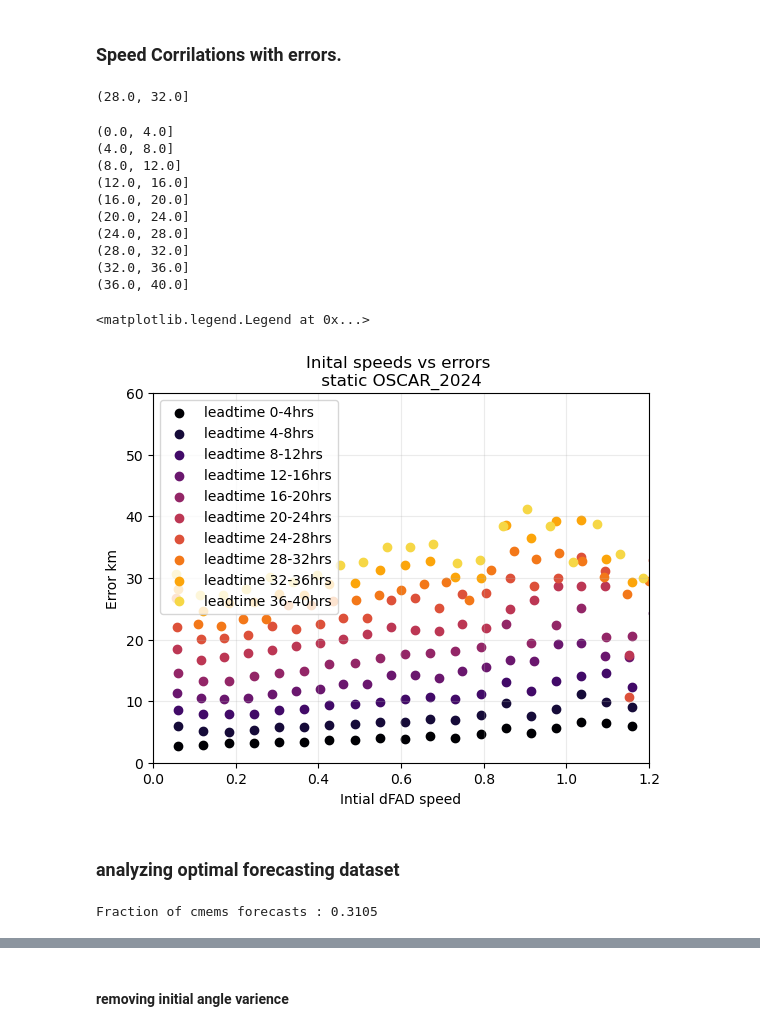
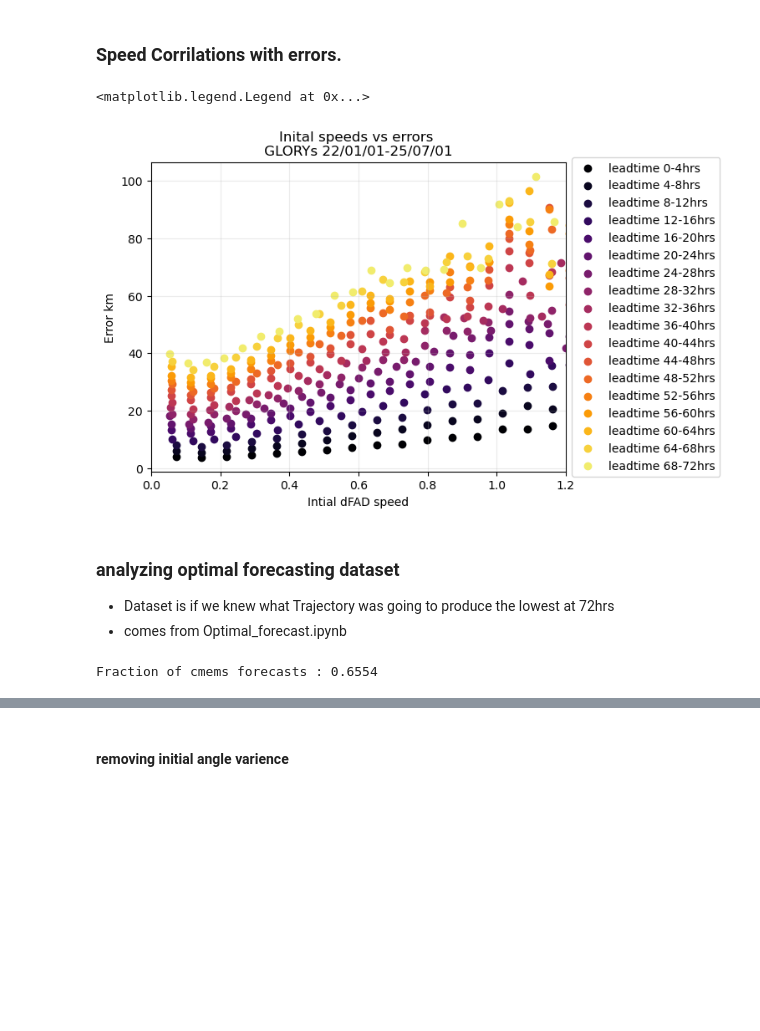
Before and after one commit to Colin-zerfass/fate-core, a Jupyter notebook: Code/forecast_errors_inital_mapping.ipynb, the cells around one changed output, grey strips where cells are left out. Drawn from its saved outputs; the diff is of its cells as text; code cells hidden in the pictures; blank space fills up the shorter version.

```diff
--- a/Code/forecast_errors_inital_mapping.ipynb
+++ b/Code/forecast_errors_inital_mapping.ipynb
@@ -13,17 +13,15 @@ import functions.funcs as funcs
 reload(funcs)
 import matplotlib.pyplot as plt
 # %%
-ds = gpd.read_parquet(r"Data\MappedOSCAR_SAT_MI_Cleanedspeeds.parquet")
-#ds = funcs.querry_date_range(ds, pd.Timestamp("2024-1-1"), pd.Timestamp("2025-1-1"))
+ds = gpd.read_parquet(r"Data\Mappedwinds_OSCAR_SAT_MI_Cleanedspeeds.parquet")
 ds = ds.reset_index(drop = True)
-fc = pd.read_csv("Parcels/saved_output/cmems_static2024.csv")
-fc1 = pd.read_csv("Parcels/saved_output/OSCAR_2024.csv")
 
-fc2 = pd.read_csv("Parcels/saved_output/optimal_cmems_OSCAR_2024.csv")
+fc = pd.read_csv("Parcels/saved_output/cmems_dynamical_2022_2025_wind.csv")
+fc1 = pd.read_csv("Parcels/saved_output/OSCAR_2022_2025_wind.csv")
+
+fc2 = pd.read_csv("Parcels/saved_output/optimal_cmems_OSCAR_2022_2024.csv", index_col= 0)
 fc3 = pd.read_csv("Parcels/saved_output/No_forecast.csv")
-fc4 = pd.read_csv("Parcels/saved_output/cmems_static2023.csv")
 fc5 = pd.read_csv("Parcels/saved_output/No_forecast2023.csv")
-fc6 = pd.read_csv("Parcels/saved_output/cmems_static2022.csv")
 fc["Time"] = pd.to_datetime(fc["Time"])
 fc['error_km'] = funcs.haversine_df(fc, "lat_true", "lon_true", "lat_forcast", "lon_forcast")
 fc1["Time"] = pd.to_datetime(fc1["Time"])
@@ -32,12 +30,9 @@ fc2["Time"] = pd.to_datetime(fc2["Time"])
 fc2["error_km"] = funcs.haversine_df(fc2, "lat_true", "lon_true", "lat_forcast", "lon_forcast")
 fc3["Time"] = pd.to_datetime(fc3["Time"])
 fc3["error_km"] = funcs.haversine_df(fc3, "lat_true", "lon_true", "lat_forcast", "lon_forcast")
-fc4["Time"] = pd.to_datetime(fc4["Time"])
-fc4["error_km"] = funcs.haversine_df(fc4, "lat_true", "lon_true", "lat_forcast", "lon_forcast")
 fc5["Time"] = pd.to_datetime(fc5["Time"])
 fc5["error_km"] = funcs.haversine_df(fc5, "lat_true", "lon_true", "lat_forcast", "lon_forcast")
-fc6["Time"] = pd.to_datetime(fc6["Time"])
-fc6["error_km"] = funcs.haversine_df(fc6, "lat_true", "lon_true", "lat_forcast", "lon_forcast")
+
 
 ds.columns
 # %% [output]
@@ -93,18 +81,15 @@ merged = merge_forecast_true(fc, longlist)
 merged["speed"] = np.sqrt(merged.x_speed**2 + merged.y_speed**2)
 merged["starttime"] = (merged.Time - pd.to_timedelta(merged.leadtime, "hours")).dt.round('min')
 merged = merged.sort_values('leadtime') ## was time not sure if this changes results in later analysis
-merged["initial_speed"] = merged.groupby(by=["BuoyID", "starttime"])['speed'].transform('first')
+merged["initial_speed"] = merged.groupby(by=["BuoyID", "starttime"],  observed=False)['speed'].transform('first')
+
 ## plot for just 24 hours
 bins = np.linspace(0,8*24,2*24+1)
 merged["lead_bins"] = pd.cut(merged["leadtime"], bins)
 binlist = merged["lead_bins"].unique()
 a  =binlist[7] ## list of bin intervals
 print(a)
-mergedhr = merged.groupby("lead_bins").get_group(a)
-##now group by speeds and take a mean.
-speedbins = np.linspace(0,mergedhr.initial_speed.max(),25 )
-mergedhr["speed_bin"] = pd.cut(mergedhr["initial_speed"], speedbins)
-binned_errors = mergedhr.groupby("speed_bin")["error_km"].mean()
+mergedhr = merged.groupby("lead_bins",  observed=False).get_group(a).copy()
 # %% [output]
 (24.0, 28.0]
 # %% [markdown]
@@ -113,47 +98,37 @@ binned_errors = mergedhr.groupby("speed_bin")["error_km"].mean()
 def inital_speed_binning(merged: pd.DataFrame, binindex : int):
     bins = np.linspace(0,8*24,2*24+1)
     merged["lead_bins"] = pd.cut(merged["leadtime"], bins)
-    binlist = merged["lead_bins"].unique()
+    binlist = merged["lead_bins"].unique().sort_values()
     a  =binlist[binindex] ## list of bin intervals
-    print(a)
-    mergedhr = merged.groupby("lead_bins").get_group(a)
+    mergedhr = merged.groupby("lead_bins",  observed=False).get_group(a).copy()
     ##now group by speeds and take a mean.
     speedbins = np.linspace(0,mergedhr.initial_speed.max(),25)
     mergedhr["speed_bin"] = pd.cut(mergedhr["initial_speed"], speedbins)
-    binned_errors = mergedhr.groupby("speed_bin")["error_km"].mean()
+    binned_errors = mergedhr.groupby("speed_bin",  observed=False)["error_km"].mean()
     return speedbins, binned_errors
 
 speedbins, binned_errors = inital_speed_binning(merged,8)
-# %% [output]
-(28.0, 32.0]
 # %%
 fig, ax = plt.subplots()
 cmap = plt.cm.inferno
-for i in range(10):
+for i in range(18):
     speedbins, binned_errors = inital_speed_binning(merged,i+1)
-    ax.scatter(speedbins[1:], binned_errors, label=f"leadtime {i*4}-{(i+1)*4}hrs", color=cmap(i/10))
+    ax.scatter(speedbins[1:], binned_errors, label=f"leadtime {i*4}-{(i+1)*4}hrs", color=cmap(i/18))
 ax.set_ylabel("Error km")
 ax.set_xlabel("Intial dFAD speed")
 ax.set_xlim(0,1.2)
-ax.set_ylim(0,60)
-ax.set_title("Inital speeds vs errors \n static OSCAR_2024 ")
+
+ax.set_title("Inital speeds vs errors \n GLORYs 22/01/01-25/07/01 ")
 ax.grid(alpha = 0.25)
-ax.legend()
+
+ax.legend(loc='center left', bbox_to_anchor=(1, 0.5))
 # %% [output]
-(0.0, 4.0]
-(4.0, 8.0]
-(8.0, 12.0]
-(12.0, 16.0]
-(16.0, 20.0]
-(20.0, 24.0]
-(24.0, 28.0]
-(28.0, 32.0]
-(32.0, 36.0]
-(36.0, 40.0]
+<matplotlib.legend.Legend at 0x...>
-<matplotlib.legend.Legend at 0x...>
-[figure, old version]
+[figure, new version]
 # %% [markdown]
 ### analyzing optimal forecasting dataset
+- Dataset is if we knew what Trajectory was going to produce the lowest at 72hrs
+- comes from Optimal_forecast.ipynb
 # %%
 ### plot simple time series of Percent cmems or OSCAR
 
@@ -161,11 +136,11 @@ fc2i= fc2.query("leadtime == 0").reset_index(drop = True).sort_values("Time")
 fc2i["Day"] = fc2i.Time.dt.date
 print(f"Fraction of cmems forecasts : {fc2i.query("model == 'cmems'")["model"].count()/fc2i.model.count() :0.4}")
 
-percentcmems = fc2i.groupby("Day").apply(lambda x: (x["model"] == "cmems").sum() / len(x) * 100)
+percentcmems = fc2i.groupby("Day",  observed=False).apply(lambda x: (x["model"] == "cmems").sum() / len(x) * 100, include_groups = False)
 percentcmems = percentcmems.to_frame().rename(columns = {0: "cmems"})
 percentcmems["rolling"] = percentcmems.cmems.rolling(7).mean()
 # %% [output]
-Fraction of cmems forecasts : 0.3105
+Fraction of cmems forecasts : 0.6554
 # %%
 fig, ax = plt.subplots()
 ax.plot(percentcmems.index, percentcmems.values, label = ["Daily", "7day rolling mean"])
```
Also changed, not shown: parts of 65 cells of this notebook, 7 other files.
